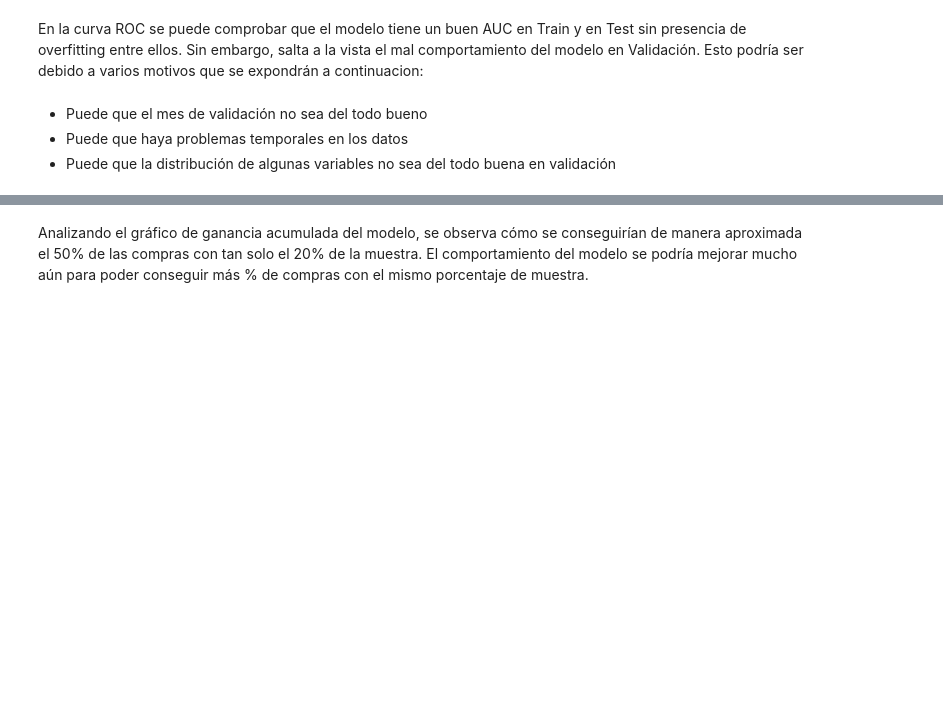
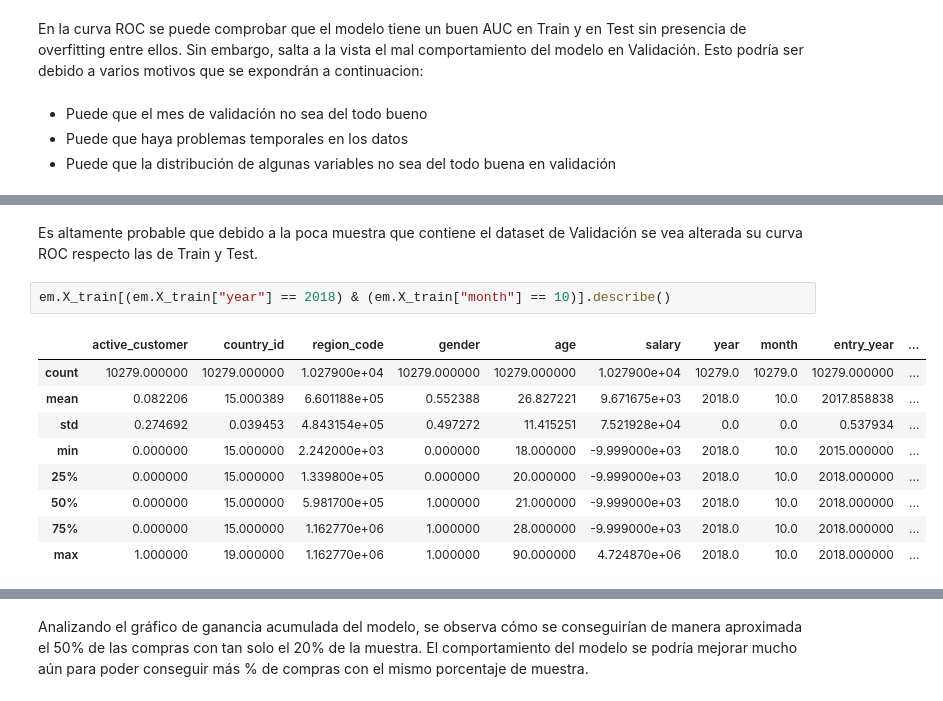
Before and after one commit to gerardtorrent97/easymoney-project, a Jupyter notebook: Recomendacion.ipynb, the cells around one changed output, grey strips where cells are left out. Saved outputs shown, nothing was run; the diff lists cells and outputs as text; blank space fills up the shorter version.

```diff
--- a/Recomendacion.ipynb
+++ b/Recomendacion.ipynb
@@ -1010,0 +1024,14 @@ En la curva ROC se puede comprobar que el modelo tiene un buen AUC en Train y en
+# %% [markdown]
+Es altamente probable que debido a la poca muestra que contiene el dataset de Validación se vea alterada su curva ROC respecto las de Train y Test.
+# %%
+em.X_train[(em.X_train["year"] == 2018) & (em.X_train["month"] == 10)].describe()
+# %% [output]
+|  | active_customer | country_id | region_code | gender | age | salary | year | month | entry_year | ... |
+| count | 10279.000000 | 10279.000000 | 1.027900e+04 | 10279.000000 | 10279.000000 | 1.027900e+04 | 10279.0 | 10279.0 | 10279.000000 | ... |
+| mean | 0.082206 | 15.000389 | 6.601188e+05 | 0.552388 | 26.827221 | 9.671675e+03 | 2018.0 | 10.0 | 2017.858838 | ... |
+| std | 0.274692 | 0.039453 | 4.843154e+05 | 0.497272 | 11.415251 | 7.521928e+04 | 0.0 | 0.0 | 0.537934 | ... |
+| min | 0.000000 | 15.000000 | 2.242000e+03 | 0.000000 | 18.000000 | -9.999000e+03 | 2018.0 | 10.0 | 2015.000000 | ... |
+| 25% | 0.000000 | 15.000000 | 1.339800e+05 | 0.000000 | 20.000000 | -9.999000e+03 | 2018.0 | 10.0 | 2018.000000 | ... |
+| 50% | 0.000000 | 15.000000 | 5.981700e+05 | 1.000000 | 21.000000 | -9.999000e+03 | 2018.0 | 10.0 | 2018.000000 | ... |
+| 75% | 0.000000 | 15.000000 | 1.162770e+06 | 1.000000 | 28.000000 | -9.999000e+03 | 2018.0 | 10.0 | 2018.000000 | ... |
+| max | 1.000000 | 19.000000 | 1.162770e+06 | 1.000000 | 90.000000 | 4.724870e+06 | 2018.0 | 10.0 | 2018.000000 | ... |
```
Also changed, not shown: parts of 10 cells of this notebook.
